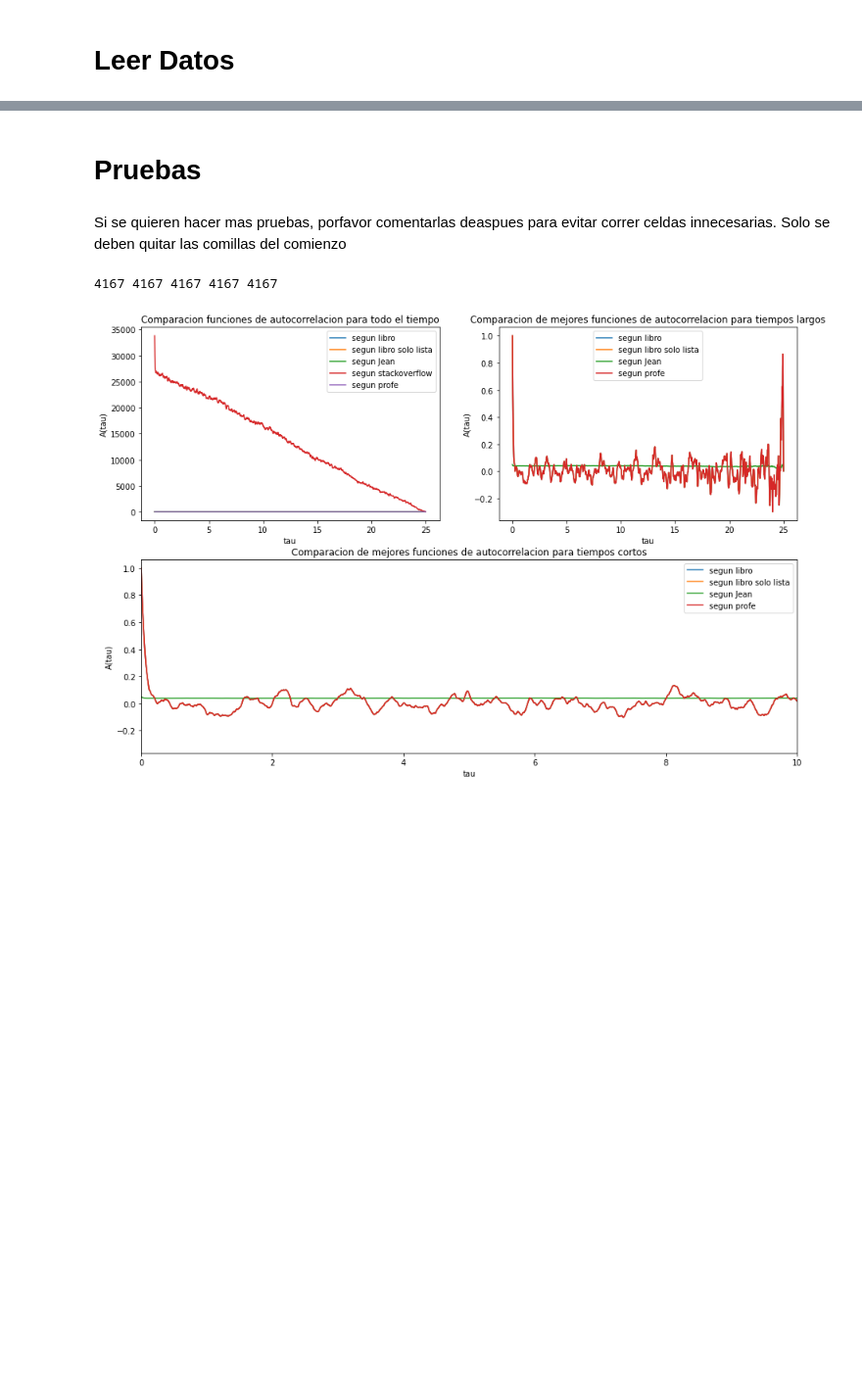
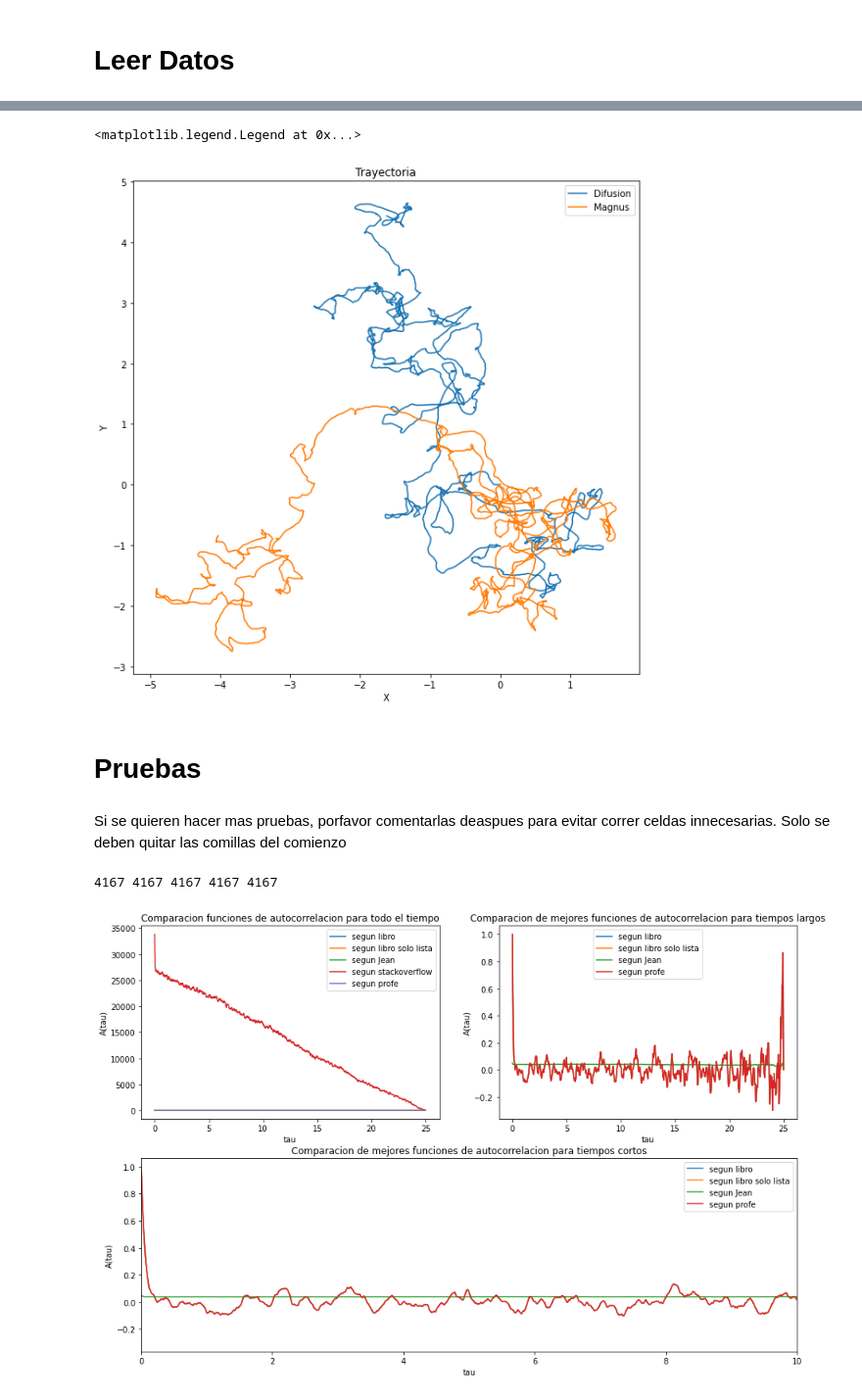
Before and after one commit to bcifuentes/Turbulencias, a Jupyter notebook: src/Analisis.ipynb, the cells around one changed output, grey strips where cells are left out. Shown at 98% size. Cells and saved outputs as stored; diff of their text form; code cells hidden in the pictures; blank space fills up the shorter version.

```diff
--- a/src/Analisis.ipynb
+++ b/src/Analisis.ipynb
@@ -34,3 +93,14 @@ data
+# %%
+fig = plt.figure(figsize=(10, 10))
+plt.plot(dif.loc[0]["x"].to_numpy(), dif.loc[0]["y"].to_numpy(), label="Difusion")
+plt.plot(mag.loc[0]["x"].to_numpy(), mag.loc[0]["y"].to_numpy(), label="Magnus")
+plt.xlabel("X")
+plt.ylabel("Y")
+plt.title("Trayectoria")
+plt.legend()
+# %% [output]
+<matplotlib.legend.Legend at 0x...>
+[figure, added]
 # %% [markdown]
 # Pruebas
 # %% [markdown]
```
Also changed, not shown: parts of 9 cells of this notebook, 5 other files.
